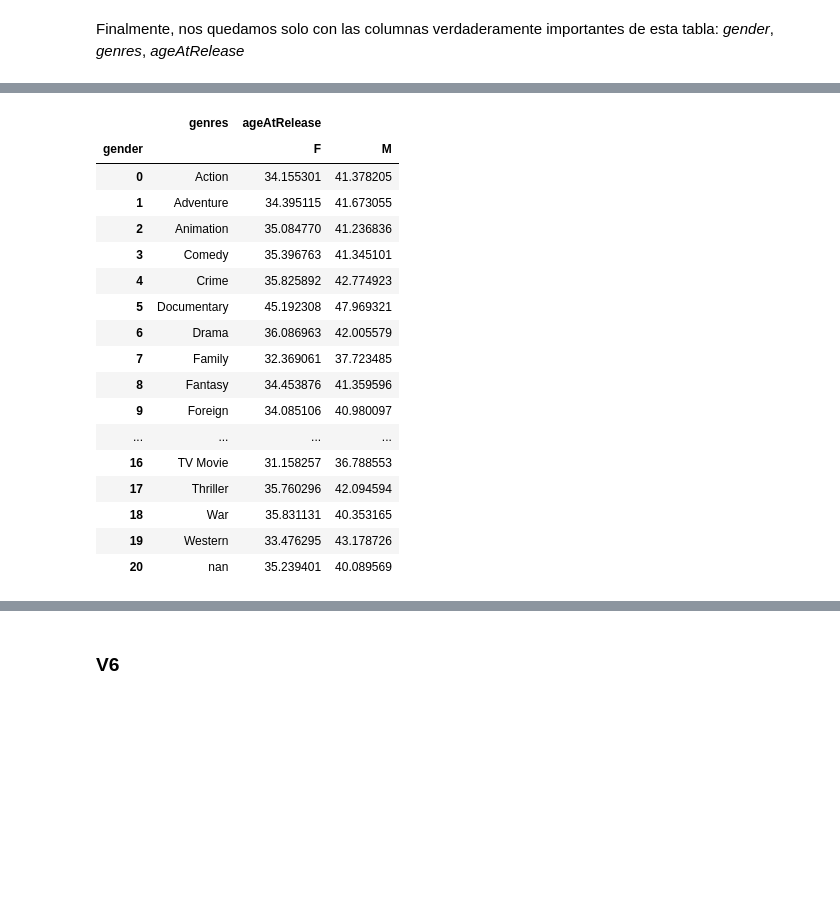
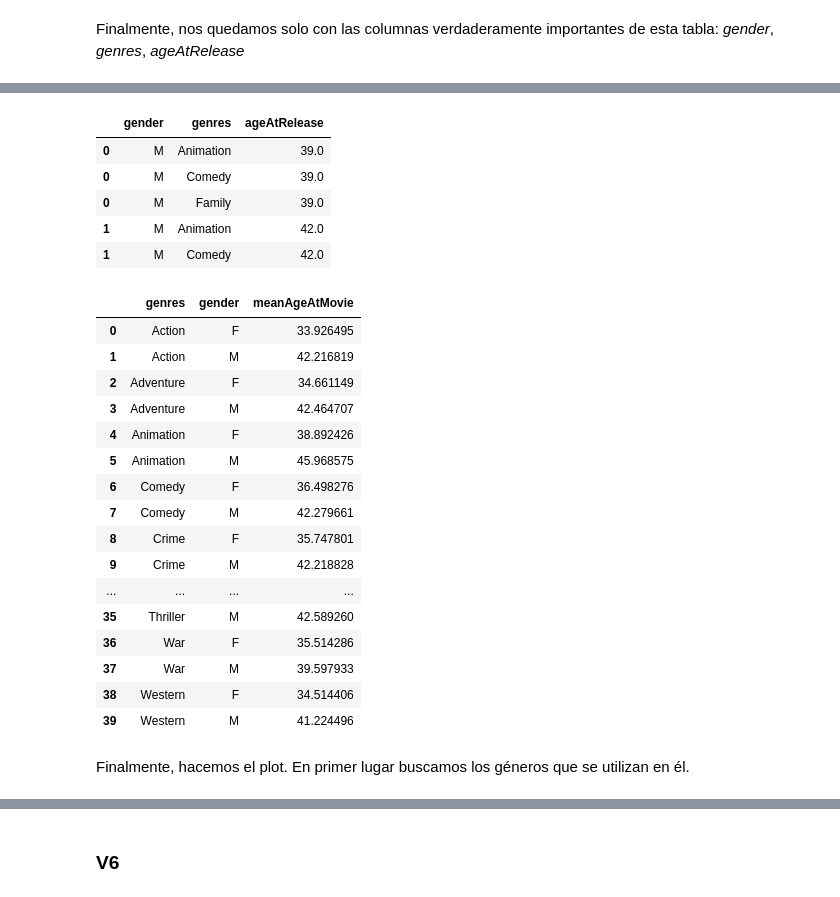
Before and after one commit to Nacho2904/orga_de_datos, a Jupyter notebook: tp_1.ipynb, the cells around one changed output, grey strips where cells are left out. Drawn from its saved outputs; the diff is of its cells as text; code cells hidden in the pictures; blank space fills up the shorter version.

```diff
--- a/tp_1.ipynb
+++ b/tp_1.ipynb
@@ -642,7 +654,7 @@ Index(['adult', 'belongs_to_collection', 'budget', 'genres', 'homepage', 'id',
        'vote_average', 'vote_count'],
       dtype='object')
 # %%
-df_movies_filtered = df_movies[["imdb_id", "genres", "release_date"]]
+df_movies_filtered = df_movies[["id", "genres", "release_date"]]
 # %% [markdown]
 En realidad, nos interesa solo el año de lanzamiento más que la fecha exacta puesto que de todas formas no conocemos el día exacto de nacimiento de cada actor, de forma que no podemos tener en cuenta su fecha de nacimiento entera.
 # %%
@@ -704,3 +712,8 @@ df_movies_and_actors = df_actors_with_movies.merge(how = 'inner', right = df_mov
+# %%
+df_cast_with_gender_and_birthyear["id"] = pd.to_numeric(df_cast_with_gender_and_birthyear["id"], errors="coerce")
+df_movies_filtered["id"] = pd.to_numeric(df_movies_filtered["id"], errors="coerce")
+df_movies_and_actors = df_cast_with_gender_and_birthyear.merge(how = 'inner', right = df_movies_filtered,
+                                                   on="id")
 # %%
 df_movies_and_actors.head()
 # %% [output]
@@ -746,4 +777,5 @@ Combinamos la información de las columnas *birthYear* y *release_Year* para sac
 # %%
+df_movies_and_actors = df_movies_and_actors.loc[df_movies_and_actors["release_year"] - df_movies_and_actors["birthYear"] < 90]
 df_movies_and_actors["ageAtRelease"] = df_movies_and_actors["release_year"] - df_movies_and_actors["birthYear"]
 df_movies_and_actors.head(3)
 # %% [output]
@@ -755,6 +791,7 @@ df_movies_and_actors.head(3)
 Finalmente, nos quedamos solo con las columnas verdaderamente importantes de esta tabla: *gender*, *genres*, *ageAtRelease*
 # %%
 df_movies_and_actors_filtered = df_movies_and_actors[["gender", "genres", "ageAtRelease"]]
-df_movies_and_actors_filtered.head(3)
+df_movies_and_actors_filtered = df_movies_and_actors_filtered[df_movies_and_actors_filtered["genres"].notnull()]
+df_movies_and_actors_filtered
 # %% [output]
 |  | gender | genres | ageAtRelease |
@@ -782,23 +814,33 @@ df_movies_and_actors_filtered = df_movies_and_actors_filtered.explode("genres")
+# %%
+df_movies_and_actors_filtered.head(5)
+# %% [output]
+|  | gender | genres | ageAtRelease |
+| 0 | M | Animation | 39.0 |
+| 0 | M | Comedy | 39.0 |
+| 0 | M | Family | 39.0 |
+| 1 | M | Animation | 42.0 |
+| 1 | M | Comedy | 42.0 |
 # %%
-df_genres = df_movies_and_actors_filtered.pivot_table(index = "genres", columns = "gender",
-                                          aggfunc={"ageAtRelease": "mean"}).reset_index()
+df_genres = df_movies_and_actors_filtered.groupby(["genres", "gender"]).agg(meanAgeAtMovie=("ageAtRelease","mean"))
+df_genres = df_genres.reset_index()
 df_genres
 # %% [output]
-|  | genres | ageAtRelease |  |
-| gender |  | F | M |
-| 0 | Action | 34.155301 | 41.378205 |
-| 1 | Adventure | 34.395115 | 41.673055 |
-| 2 | Animation | 35.084770 | 41.236836 |
-| 3 | Comedy | 35.396763 | 41.345101 |
-| 4 | Crime | 35.825892 | 42.774923 |
-| 5 | Documentary | 45.192308 | 47.969321 |
-| 6 | Drama | 36.086963 | 42.005579 |
-| 7 | Family | 32.369061 | 37.723485 |
-| 8 | Fantasy | 34.453876 | 41.359596 |
-| 9 | Foreign | 34.085106 | 40.980097 |
+|  | genres | gender | meanAgeAtMovie |
+| 0 | Action | F | 33.926495 |
+| 1 | Action | M | 42.216819 |
+| 2 | Adventure | F | 34.661149 |
+| 3 | Adventure | M | 42.464707 |
+| 4 | Animation | F | 38.892426 |
+| 5 | Animation | M | 45.968575 |
+| 6 | Comedy | F | 36.498276 |
+| 7 | Comedy | M | 42.279661 |
+| 8 | Crime | F | 35.747801 |
+| 9 | Crime | M | 42.218828 |
 | ... | ... | ... | ... |
-| 16 | TV Movie | 31.158257 | 36.788553 |
-| 17 | Thriller | 35.760296 | 42.094594 |
-| 18 | War | 35.831131 | 40.353165 |
-| 19 | Western | 33.476295 | 43.178726 |
-| 20 | nan | 35.239401 | 40.089569 |
+| 35 | Thriller | M | 42.589260 |
+| 36 | War | F | 35.514286 |
+| 37 | War | M | 39.597933 |
+| 38 | Western | F | 34.514406 |
+| 39 | Western | M | 41.224496 |
+# %% [markdown]
+Finalmente, hacemos el plot. En primer lugar buscamos los géneros que se utilizan en él.
```
Also changed, not shown: parts of 26 cells of this notebook.
